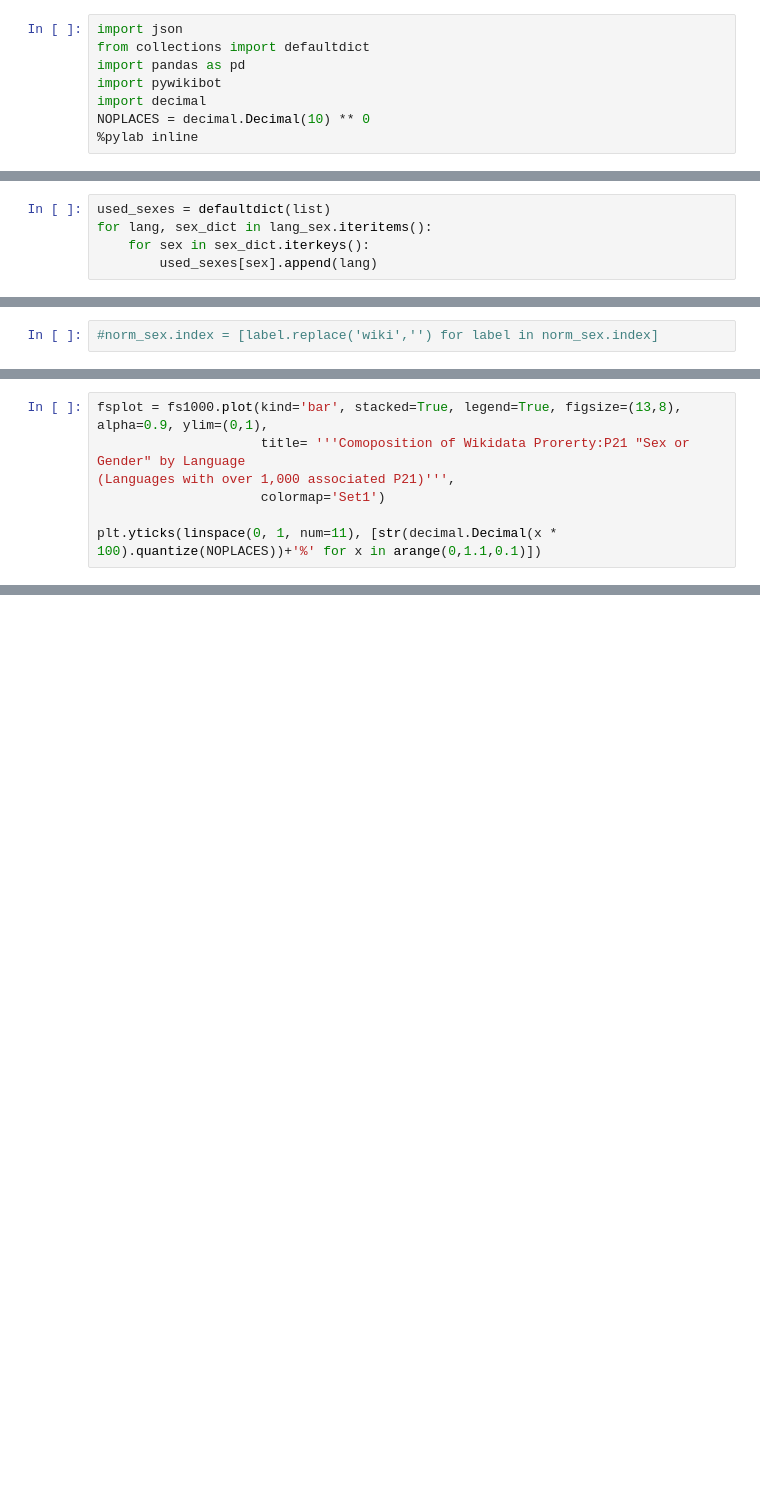
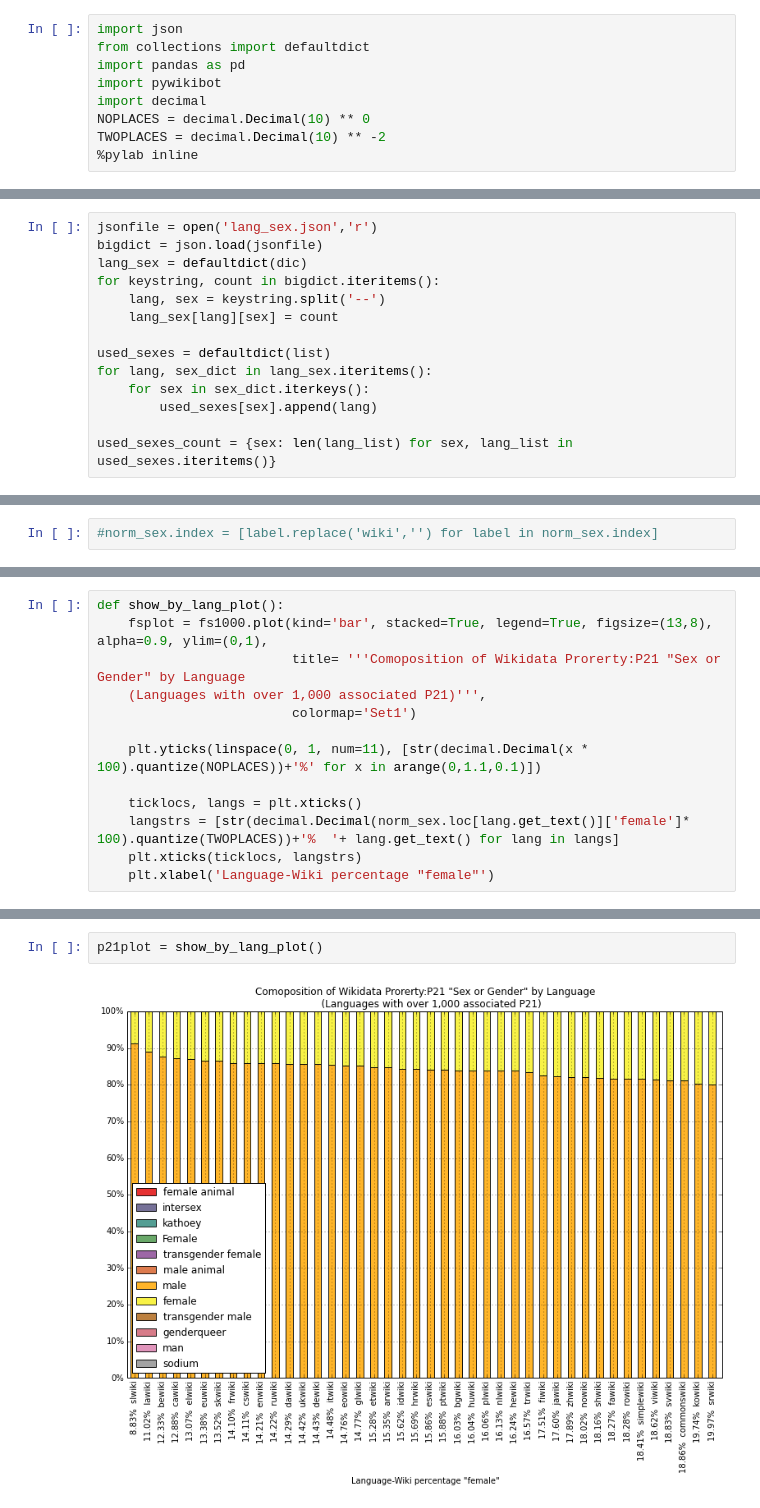
Before and after one commit to notconfusing/wikidataSex, a Jupyter notebook: ratio_analysis/Sex Ratios By Language May 2014.ipynb, the cells around one changed output, grey strips where cells are left out. Saved outputs shown, nothing was run; the diff lists cells and outputs as text; blank space fills up the shorter version.

```diff
--- a/ratio_analysis/Sex Ratios By Language May 2014.ipynb
+++ b/ratio_analysis/Sex Ratios By Language May 2014.ipynb
@@ -22,5 +22,6 @@ import pandas as pd
 import pywikibot
 import decimal
 NOPLACES = decimal.Decimal(10) ** 0
+TWOPLACES = decimal.Decimal(10) ** -2
 %pylab inline
 # %% [output]
@@ -39,5 +29,14 @@ for keystring, count in bigdict.iteritems():
 # %%
+jsonfile = open('lang_sex.json','r')
+bigdict = json.load(jsonfile)
+lang_sex = defaultdict(dic)
+for keystring, count in bigdict.iteritems():
+    lang, sex = keystring.split('--')
+    lang_sex[lang][sex] = count
+
 used_sexes = defaultdict(list)
 for lang, sex_dict in lang_sex.iteritems():
     for sex in sex_dict.iterkeys():
         used_sexes[sex].append(lang)
+
+used_sexes_count = {sex: len(lang_list) for sex, lang_list in used_sexes.iteritems()}
@@ -95,7 +96,13 @@ fs1000 = norm_sex[sexdf['total']>10000].sort('female', ascending=True)
 # %%
-fsplot = fs1000.plot(kind='bar', stacked=True, legend=True, figsize=(13,8), alpha=0.9, ylim=(0,1),
-                     title= '''Comoposition of Wikidata Prorerty:P21 "Sex or Gender" by Language
-(Languages with over 1,000 associated P21)''',
-                     colormap='Set1')
+def show_by_lang_plot():
+    fsplot = fs1000.plot(kind='bar', stacked=True, legend=True, figsize=(13,8), alpha=0.9, ylim=(0,1),
+                         title= '''Comoposition of Wikidata Prorerty:P21 "Sex or Gender" by Language
+    (Languages with over 1,000 associated P21)''',
+                         colormap='Set1')
 
-plt.yticks(linspace(0, 1, num=11), [str(decimal.Decimal(x * 100).quantize(NOPLACES))+'%' for x in arange(0,1.1,0.1)])
+    plt.yticks(linspace(0, 1, num=11), [str(decimal.Decimal(x * 100).quantize(NOPLACES))+'%' for x in arange(0,1.1,0.1)])
+
+    ticklocs, langs = plt.xticks()
+    langstrs = [str(decimal.Decimal(norm_sex.loc[lang.get_text()]['female']* 100).quantize(TWOPLACES))+'%  '+ lang.get_text() for lang in langs]
+    plt.xticks(ticklocs, langstrs)
+    plt.xlabel('Language-Wiki percentage "female"')
@@ -139,0 +109,4 @@ diffdf.head()
+# %%
+p21plot = show_by_lang_plot()
+# %% [output]
+[figure, added]
```
Also changed, not shown: parts of 43 cells of this notebook.
